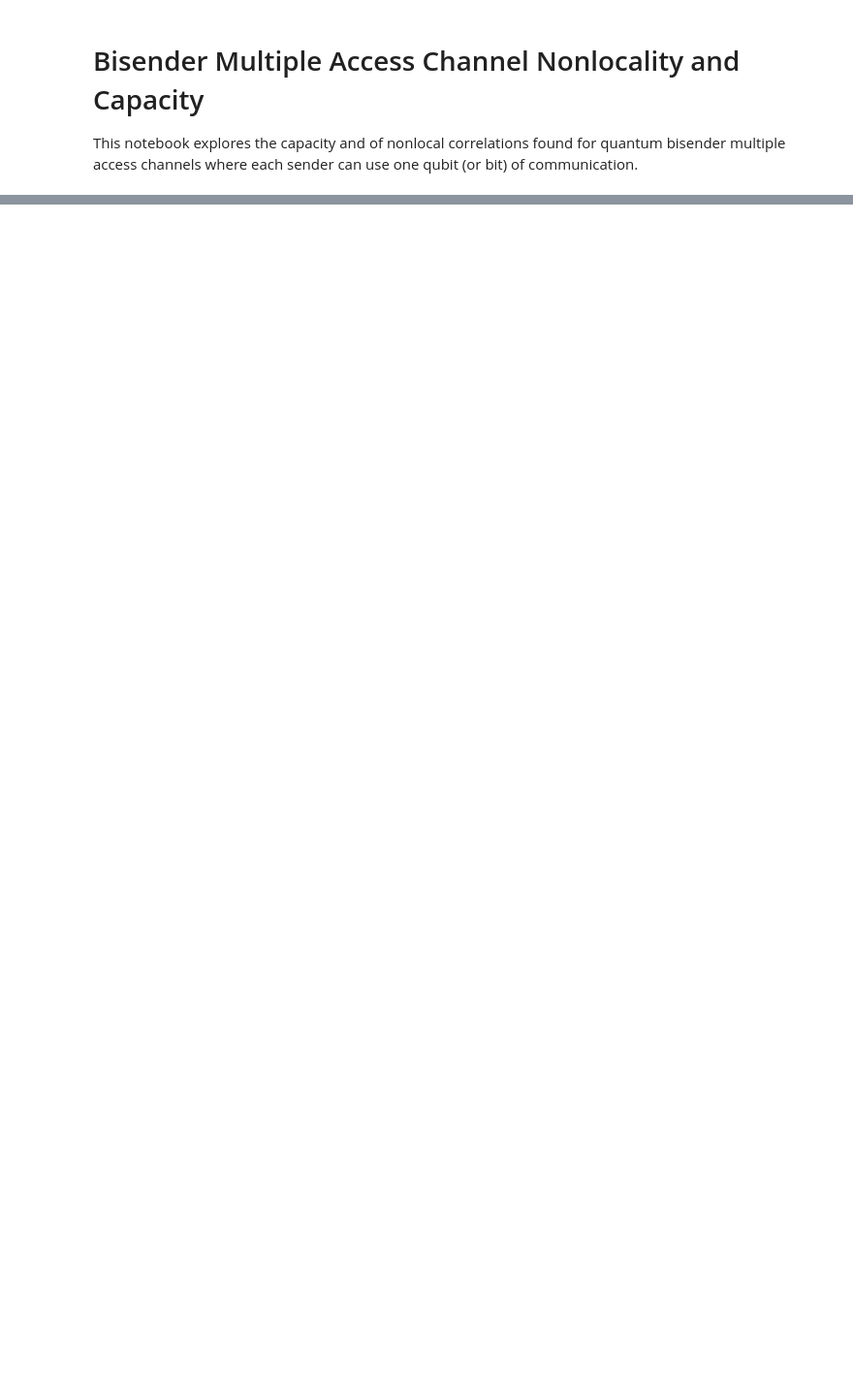
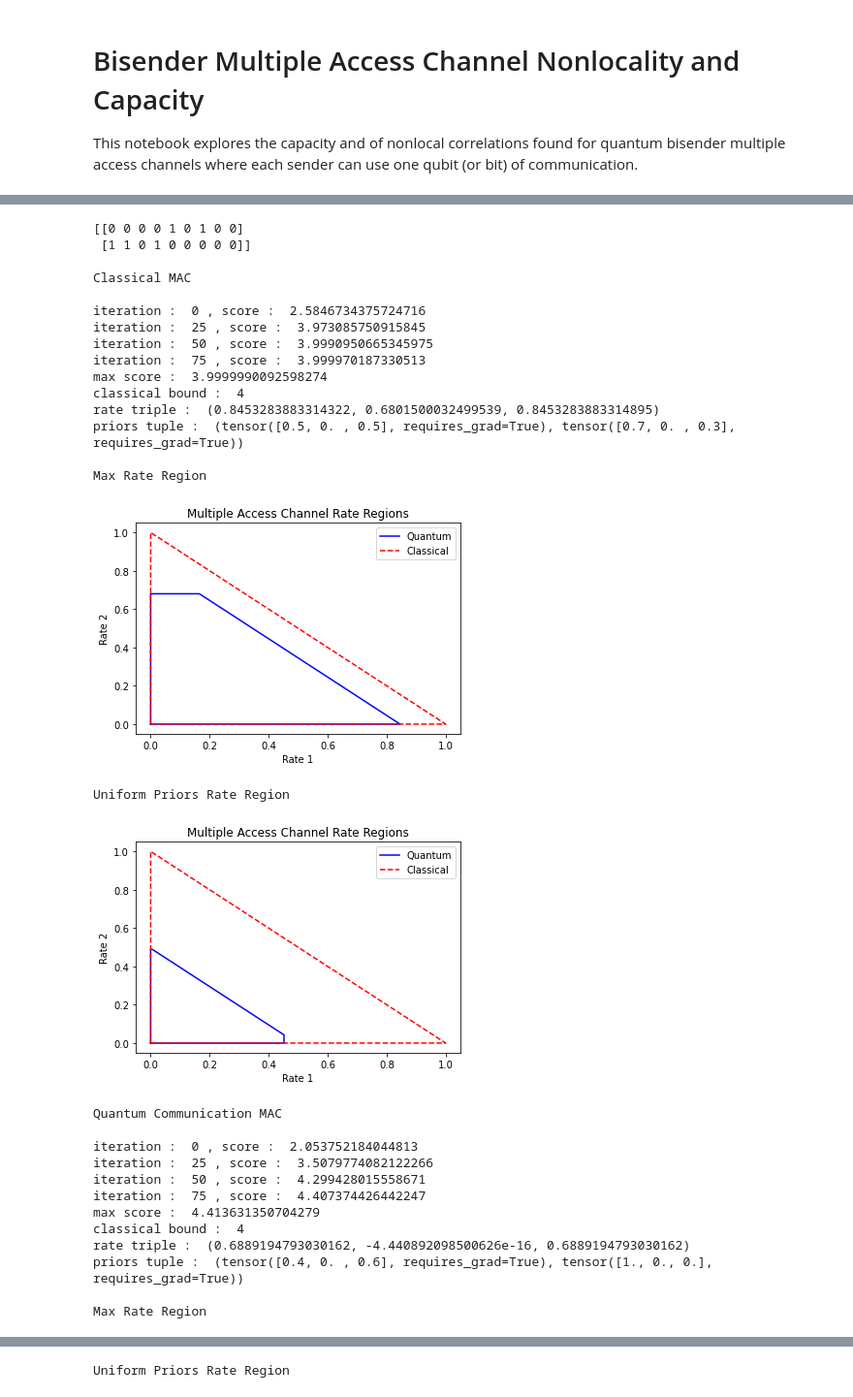
Before and after one commit to ChitambarLab/qNetVO, a Jupyter notebook: notebook/mac_optimizations/bisender_quantum_nonlocality_and_capacity.ipynb, the cells around one changed output, grey strips where cells are left out. Shown at 97% size. Saved outputs shown, nothing was run; the diff lists cells and outputs as text; code cells hidden in the pictures; blank space fills up the shorter version.

```diff
--- a/notebook/mac_optimizations/bisender_quantum_nonlocality_and_capacity.ipynb
+++ b/notebook/mac_optimizations/bisender_quantum_nonlocality_and_capacity.ipynb
@@ -311,0 +140,46 @@ QNopt.gradient_descent(arb_sum_rate_cost, arb_rand_settings, step_size=0.1, num_
+# %%
+%%time
+
+inequality = mac_bound_inequalities[0]
+
+print(inequality[0], " <= ", inequality[1])
+
+print("\nClassical MAC\n")
+mac_rate_region(local_mac_ansatz, inequality, scan_range_10)
+
+print("\nQuantum Communication MAC\n")
+mac_rate_region(arb_mac_ansatz, inequality, scan_range_10)
+
+print("\nEntanglement-Assisted Classical MAC\n")
+mac_rate_region(ea_mac_ansatz, inequality, scan_range_10)
+# %% [output]
+[[0 0 0 0 1 0 1 0 0]
+ [1 1 0 1 0 0 0 0 0]]
+
+Classical MAC
+
+iteration :  0 , score :  2.5846734375724716
+iteration :  25 , score :  3.973085750915845
+iteration :  50 , score :  3.9990950665345975
+iteration :  75 , score :  3.999970187330513
+max score :  3.9999990092598274
+classical bound :  4
+rate triple :  (0.8453283883314322, 0.6801500032499539, 0.8453283883314895)
+priors tuple :  (tensor([0.5, 0. , 0.5], requires_grad=True), tensor([0.7, 0. , 0.3], requires_grad=True))
+
+Max Rate Region
+[figure, added]
+Uniform Priors Rate Region
+[figure, added]
+Quantum Communication MAC
+
+iteration :  0 , score :  2.053752184044813
+iteration :  25 , score :  3.5079774082122266
+iteration :  50 , score :  4.299428015558671
+iteration :  75 , score :  4.407374426442247
+max score :  4.413631350704279
+classical bound :  4
+rate triple :  (0.6889194793030162, -4.440892098500626e-16, 0.6889194793030162)
+priors tuple :  (tensor([0.4, 0. , 0.6], requires_grad=True), tensor([1., 0., 0.], requires_grad=True))
+
+Max Rate Region
@@ -311,0 +187 @@ QNopt.gradient_descent(arb_sum_rate_cost, arb_rand_settings, step_size=0.1, num_
+Uniform Priors Rate Region
```
Also changed, not shown: parts of 51 cells of this notebook, 1 other file.
